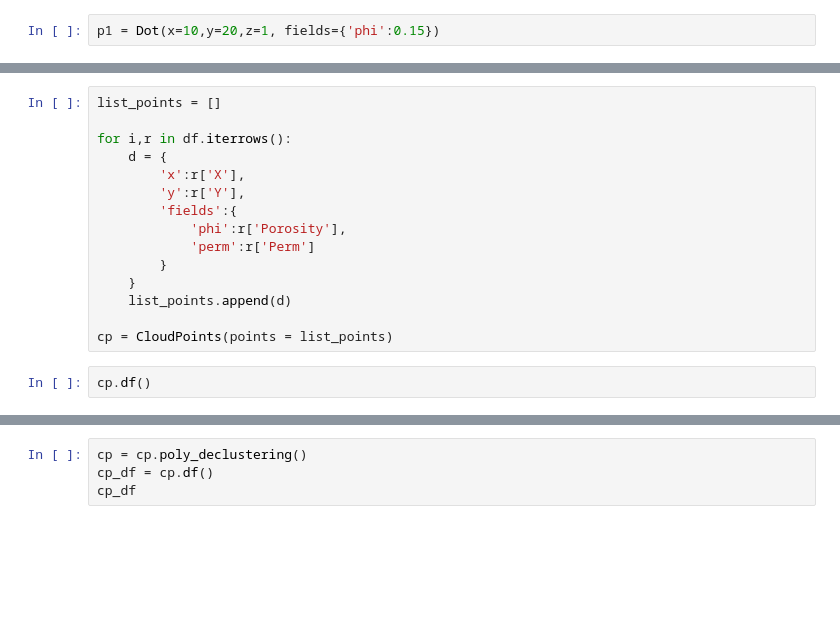
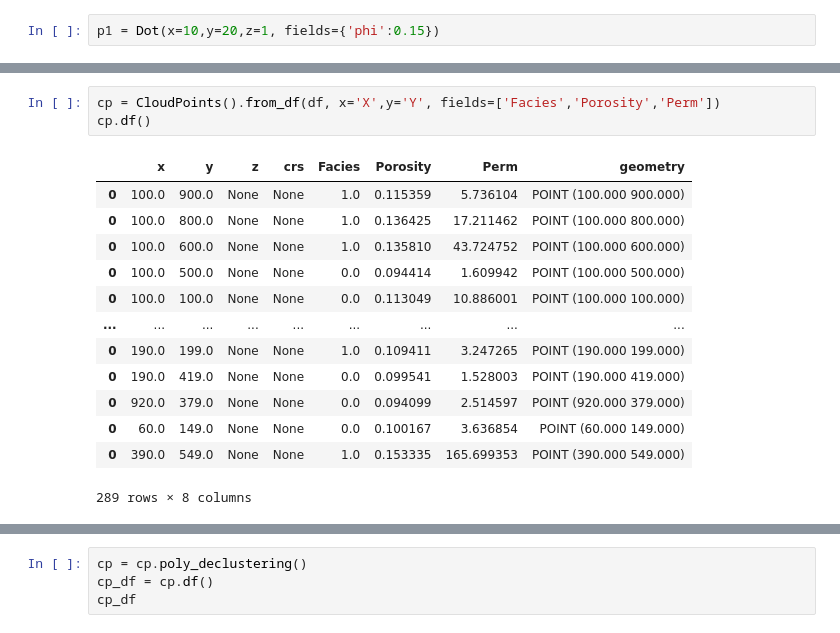
Before and after one commit to scuervo91/volumetricspy, a Jupyter notebook: docs/examples/3-Points/points.ipynb, the cells around one changed output, grey strips where cells are left out. Saved outputs shown, nothing was run; the diff lists cells and outputs as text; blank space fills up the shorter version.

```diff
--- a/docs/examples/3-Points/points.ipynb
+++ b/docs/examples/3-Points/points.ipynb
@@ -21,17 +40,17 @@ df
-# %%
-list_points = []
-
-for i,r in df.iterrows():
-    d = {
-        'x':r['X'],
-        'y':r['Y'],
-        'fields':{
-            'phi':r['Porosity'],
-            'perm':r['Perm']
-        }
-    }
-    list_points.append(d)
-
-cp = CloudPoints(points = list_points)
-# %%
-cp.df()
+# %%
+cp = CloudPoints().from_df(df, x='X',y='Y', fields=['Facies','Porosity','Perm'])
+cp.df()
+# %% [output]
+|  | x | y | z | crs | Facies | Porosity | Perm | geometry |
+| 0 | 100.0 | 900.0 | None | None | 1.0 | 0.115359 | 5.736104 | POINT (100.000 900.000) |
+| 0 | 100.0 | 800.0 | None | None | 1.0 | 0.136425 | 17.211462 | POINT (100.000 800.000) |
+| 0 | 100.0 | 600.0 | None | None | 1.0 | 0.135810 | 43.724752 | POINT (100.000 600.000) |
+| 0 | 100.0 | 500.0 | None | None | 0.0 | 0.094414 | 1.609942 | POINT (100.000 500.000) |
+| 0 | 100.0 | 100.0 | None | None | 0.0 | 0.113049 | 10.886001 | POINT (100.000 100.000) |
+| ... | ... | ... | ... | ... | ... | ... | ... | ... |
+| 0 | 190.0 | 199.0 | None | None | 1.0 | 0.109411 | 3.247265 | POINT (190.000 199.000) |
+| 0 | 190.0 | 419.0 | None | None | 0.0 | 0.099541 | 1.528003 | POINT (190.000 419.000) |
+| 0 | 920.0 | 379.0 | None | None | 0.0 | 0.094099 | 2.514597 | POINT (920.000 379.000) |
+| 0 | 60.0 | 149.0 | None | None | 0.0 | 0.100167 | 3.636854 | POINT (60.000 149.000) |
+| 0 | 390.0 | 549.0 | None | None | 1.0 | 0.153335 | 165.699353 | POINT (390.000 549.000) |
+289 rows × 8 columns
```
Also changed, not shown: parts of 5 cells of this notebook, 3 other files.
